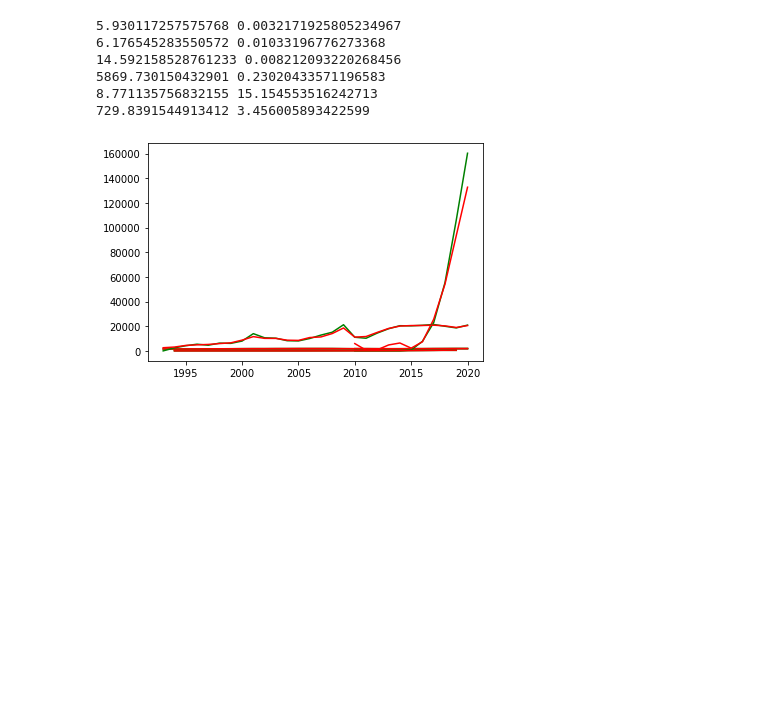
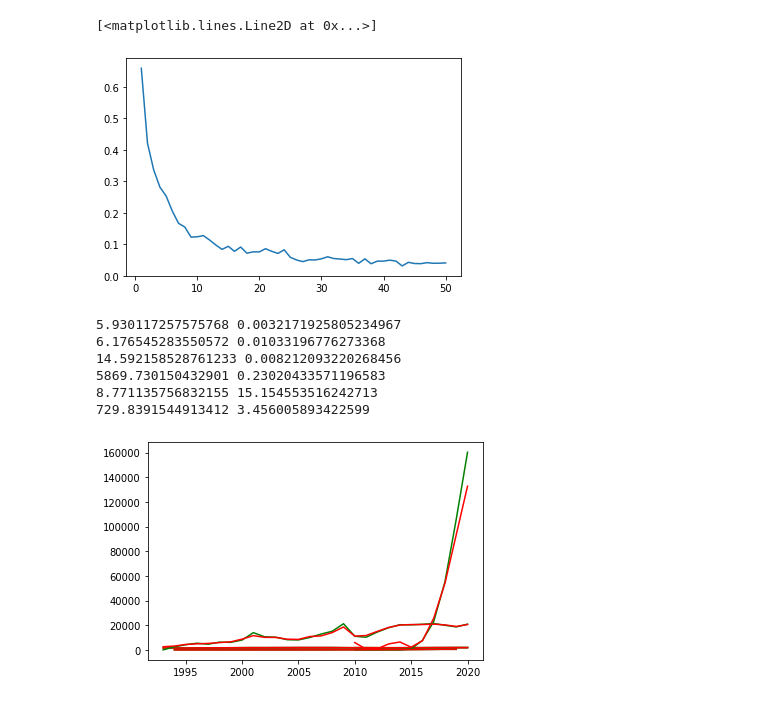
Before and after one commit to IsaacJohnEvans/EV_affect_on_emissions, a Jupyter notebook: pred.ipynb, the cells around one changed output. Cells and saved outputs as stored; diff of their text form; code cells hidden in the pictures; blank space fills up the shorter version.

```diff
--- a/pred.ipynb
+++ b/pred.ipynb
@@ -360,3 +246,9 @@ array([1831.55, 1831.55])
+# %%
+loss_t = np.linspace(1, epochs, epochs)
+plt.plot(loss_t, train_loss)
+# %% [output]
+[<matplotlib.lines.Line2D at 0x...>]
+[figure, added]
 # %%
 EU_t = np.linspace(2010, 2020, 11)
 UK_t = np.linspace(1994, 2019, 26)
```
Also changed, not shown: parts of 9 cells of this notebook, 16 other files.
